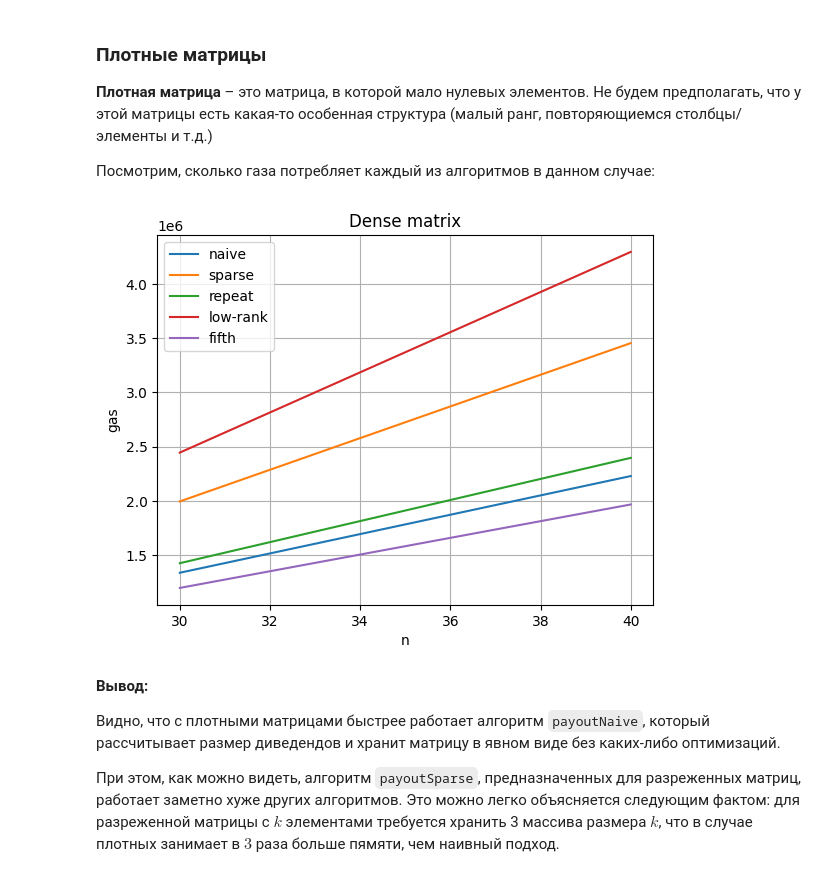
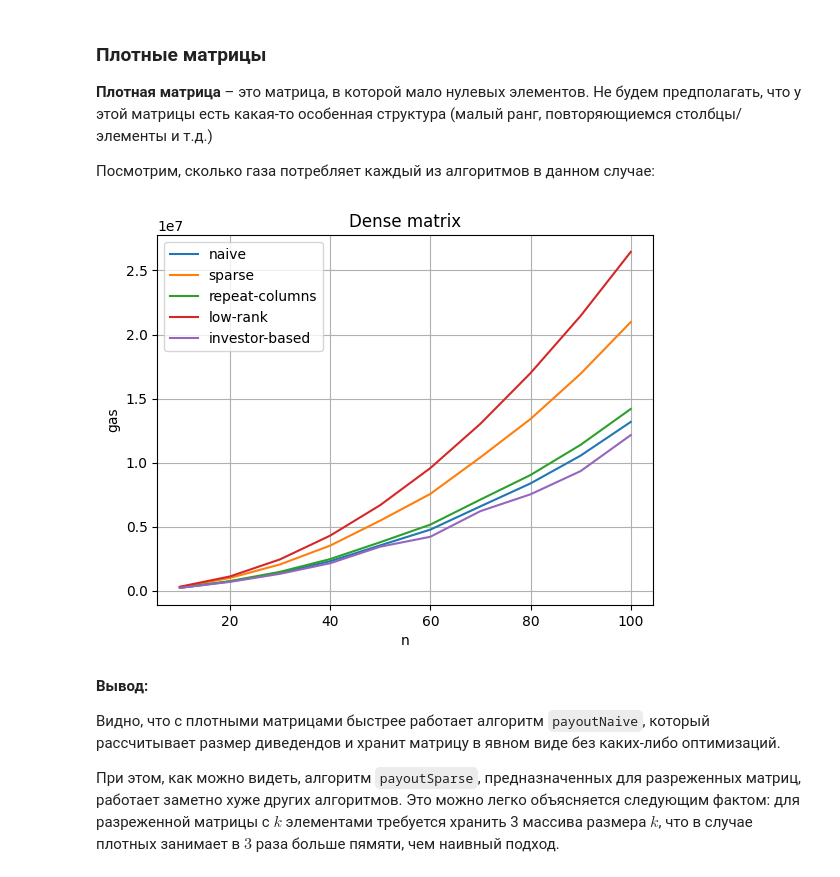
Before and after one commit to maximshuklin/Gas-Optimization, a Jupyter notebook: test_timings.ipynb, the cells around one changed output. Saved outputs shown, nothing was run; the diff lists cells and outputs as text; code cells hidden in the pictures.

```diff
--- a/test_timings.ipynb
+++ b/test_timings.ipynb
@@ -76,3 +76,11 @@ default_list_of_methods = [
     "payoutLowRank",
     "payoutRepeatedInvestors",
 ]
+
+method_plot_mapping = {
+    "payoutNaive" : "naive",
+    "payoutSparse" : "sparse",
+    "payoutRepeatedColumns" : "repeat-columns",
+    "payoutLowRank" : "low-rank",
+    "payoutRepeatedInvestors" : "investor-based",
+}
@@ -79,3 +91,24 @@ default_list_of_methods = [
+# %%
+def get_gas_info(X, gen_matrix, gen_investors, list_of_methods=default_list_of_methods):
+    gas_measure = dict([(method, []) for method in list_of_methods])
+    for x in X:
+        matrix = gen_matrix(x)
+        investors = gen_investors(x)
+        assets_cost = [i for i in range(x)]
+        j = checker.get_timings(matrix, assets_cost, investors)
+        for method in list_of_methods:
+            gas_measure[method].append(j.get(method))
+    return [gas_measure[method] for method in list_of_methods]
+# %%
+def plot_gas_info(plot_title, X, gen_matrix, gen_investors, list_of_methods=default_list_of_methods):
+    for method, gas_list in zip(list_of_methods, get_gas_info(X, gen_matrix, gen_investors, list_of_methods)):
+        plt.plot(X, gas_list)
+    plt.legend(list(map(lambda x : method_plot_mapping[x], list_of_methods)))
+    plt.xlabel("n")
+    plt.ylabel("gas")
+    plt.title(plot_title)
+    plt.grid(True)
+    plt.show()
 # %% [markdown]
 ### Плотные матрицы
 
@@ -95,16 +118,13 @@ def get_gas_info_dense(X, list_of_methods=default_list_of_methods):
 # %%
-X_dense = [10 * i for i in range(3, 5)]
-naive, sparse, repeated_cols, low_rank, fifth = get_gas_info_dense(X_dense)
+X_dense = [10 * i for i in range(1, 11)]
+plot_gas_info(
+    "Dense matrix",
+    X_dense,
+    lambda x : generator.generate_random(x, x),
+    lambda x : generator.generate_investors_crp(x, 2)
+)
+# %% [output]
+[figure, added]
-# %%
-plt.plot(X_dense, np.c_[naive, sparse, repeated_cols, low_rank, fifth])
-plt.legend(["naive", "sparse", "repeat", "low-rank", "fifth"])
-plt.xlabel("n")
-plt.ylabel("gas")
-plt.title("Dense matrix")
-plt.grid(True)
-plt.show()
-# %% [output]
-[figure, removed]
 # %% [markdown]
 **Вывод:**
 
```
Also changed, not shown: parts of 19 cells of this notebook, 12 other files.
